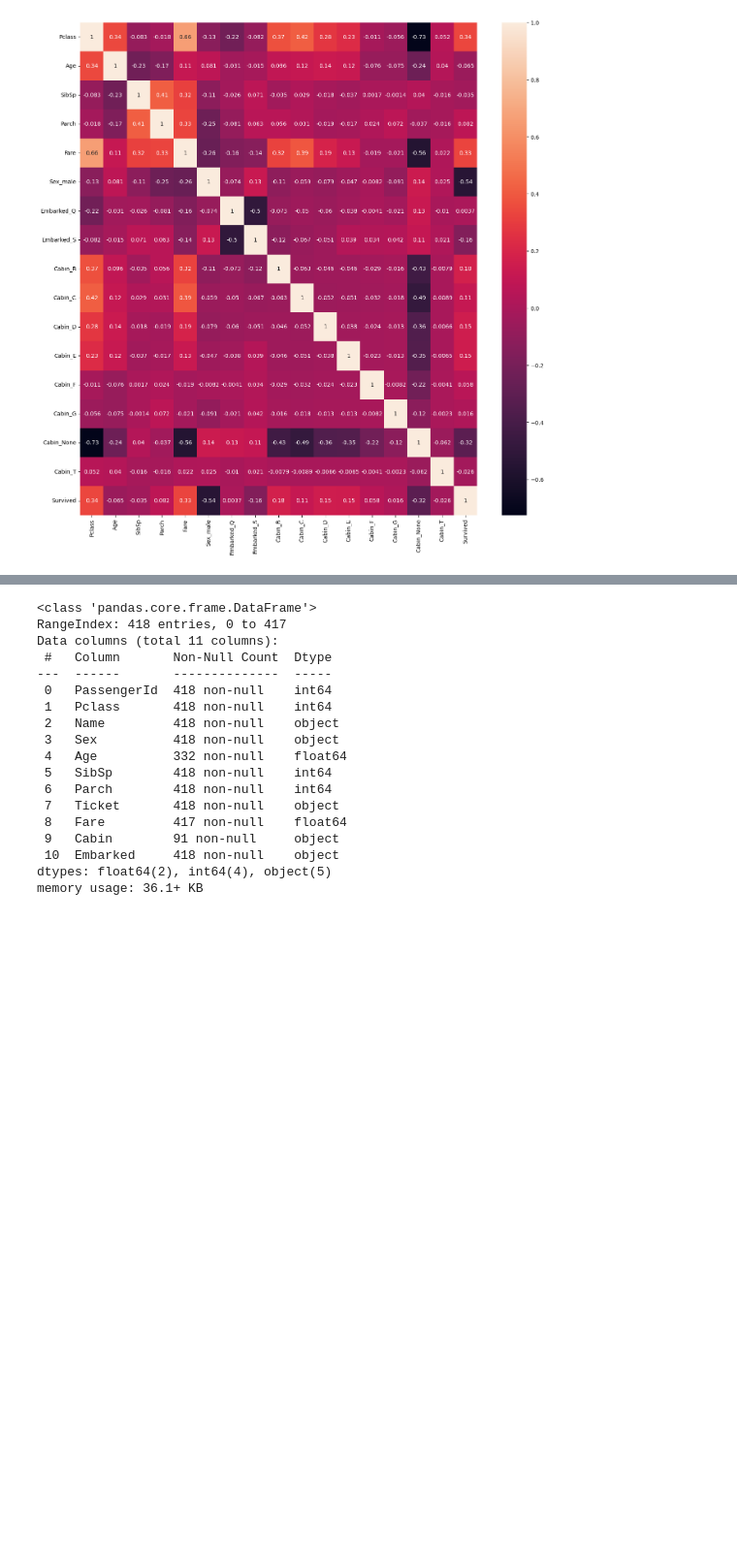
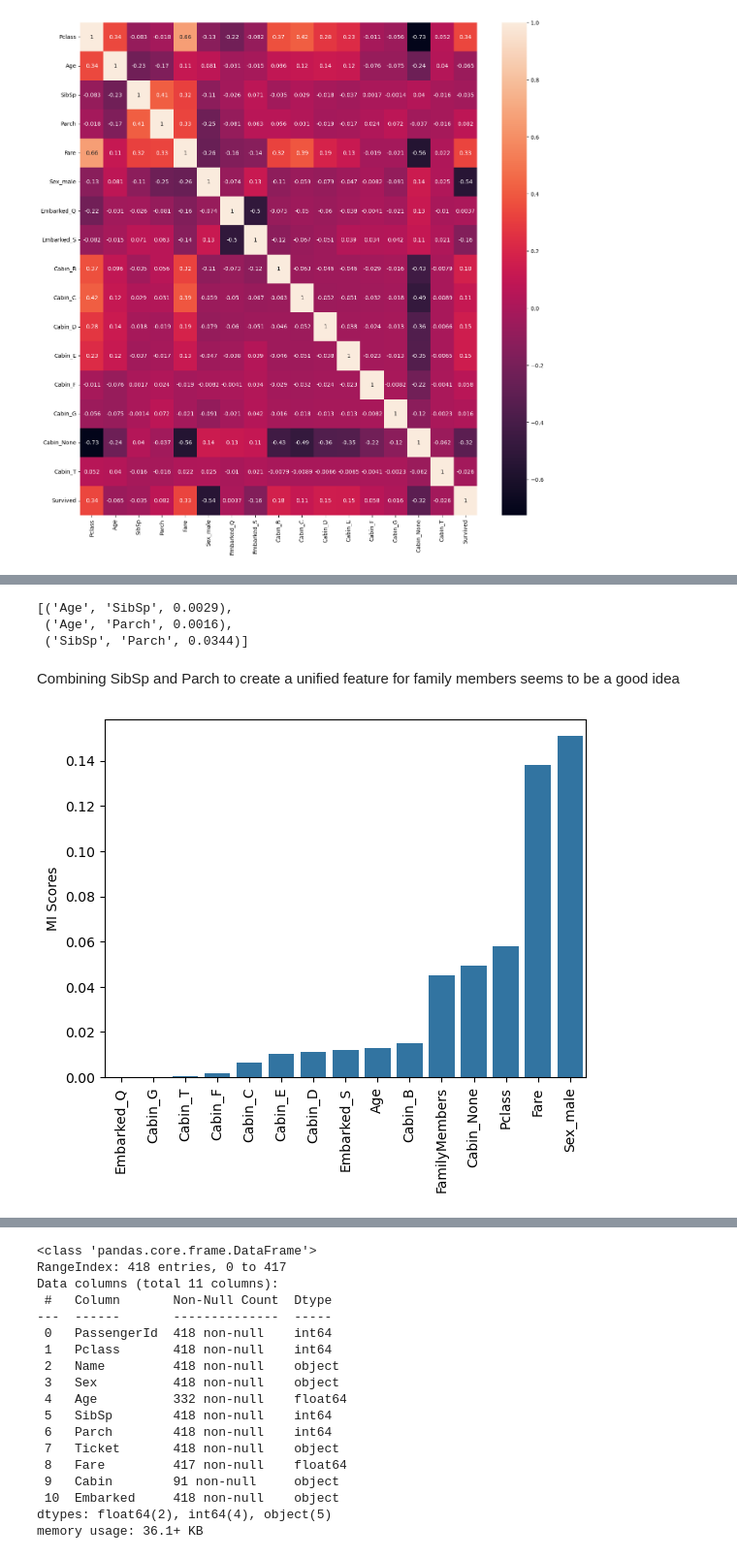
Before and after one commit to aami-sagnik/titanic-ml, a Jupyter notebook: feature_engineering.ipynb, the cells around one changed output, grey strips where cells are left out. Shown: that part at 97% size. Drawn from its saved outputs; the diff is of its cells as text; code cells hidden in the pictures; blank space fills up the shorter version.

```diff
--- a/feature_engineering.ipynb
+++ b/feature_engineering.ipynb
@@ -180,14 +267,2 @@ sns.heatmap(train_df.corr(), annot=True)
 # %%
-from sklearn.feature_selection import mutual_info_classif
-
-def find_mutual_information(df, target, discrete_features):
-    X = df.drop(target, axis=1)
-    y = df[target]
-    discrete_features_mask = [ f in discrete_features for f in X.columns ]
-    mi_scores = mutual_info_classif(X, y, discrete_features=discrete_features_mask)
-    return pd.Series(data=mi_scores, index=X.columns, name="MI Scores")
-
-discrete_features = [ f for f in train_df.columns if f not in num_features + [target] ]
-mi_scores = find_mutual_information(train_df, target, discrete_features)
-sns.barplot(mi_scores.sort_values())
-plt.xticks(rotation=90);
+from helpers import find_mutual_information
@@ -221,0 +269,21 @@ Index(['Pclass', 'Age', 'SibSp', 'Fare', 'Sex_male', 'Embarked_S', 'Cabin_B',
+# %%
+better_features = []
+
+for index1 in range(len(num_features)):
+    for index2 in range(index1 + 1, len(num_features)):
+        df = train_df.copy()
+        feature1 = num_features[index1]
+        feature2 = num_features[index2]
+        df["new_feature"] = df[feature1] + df[feature2]
+        mi_scores = find_mutual_information(df, features + ["new_feature"], target, cat_features)
+        if mi_scores["new_feature"] > mi_scores[feature1] and mi_scores["new_feature"] > mi_scores[feature2]:
+            difference = mi_scores["new_feature"] - max(mi_scores[feature1], mi_scores[feature2])
+            better_features.append((feature1, feature2, float(difference.round(4))))
+
+better_features # better combination in the format (feature1, feature2, difference)
+# %% [output]
+[('Age', 'SibSp', 0.0029),
+ ('Age', 'Parch', 0.0016),
+ ('SibSp', 'Parch', 0.0344)]
+# %% [markdown]
+Combining SibSp and Parch to create a unified feature for family members seems to be a good idea
@@ -221,0 +302,6 @@ Index(['Pclass', 'Age', 'SibSp', 'Fare', 'Sex_male', 'Embarked_S', 'Cabin_B',
+# %%
+mi_scores = find_mutual_information(train_df, features, target, cat_features)
+sns.barplot(mi_scores.sort_values())
+plt.xticks(rotation=90);
+# %% [output]
+[figure, added]
```
Also changed, not shown: parts of 33 cells of this notebook, 7 other files.
